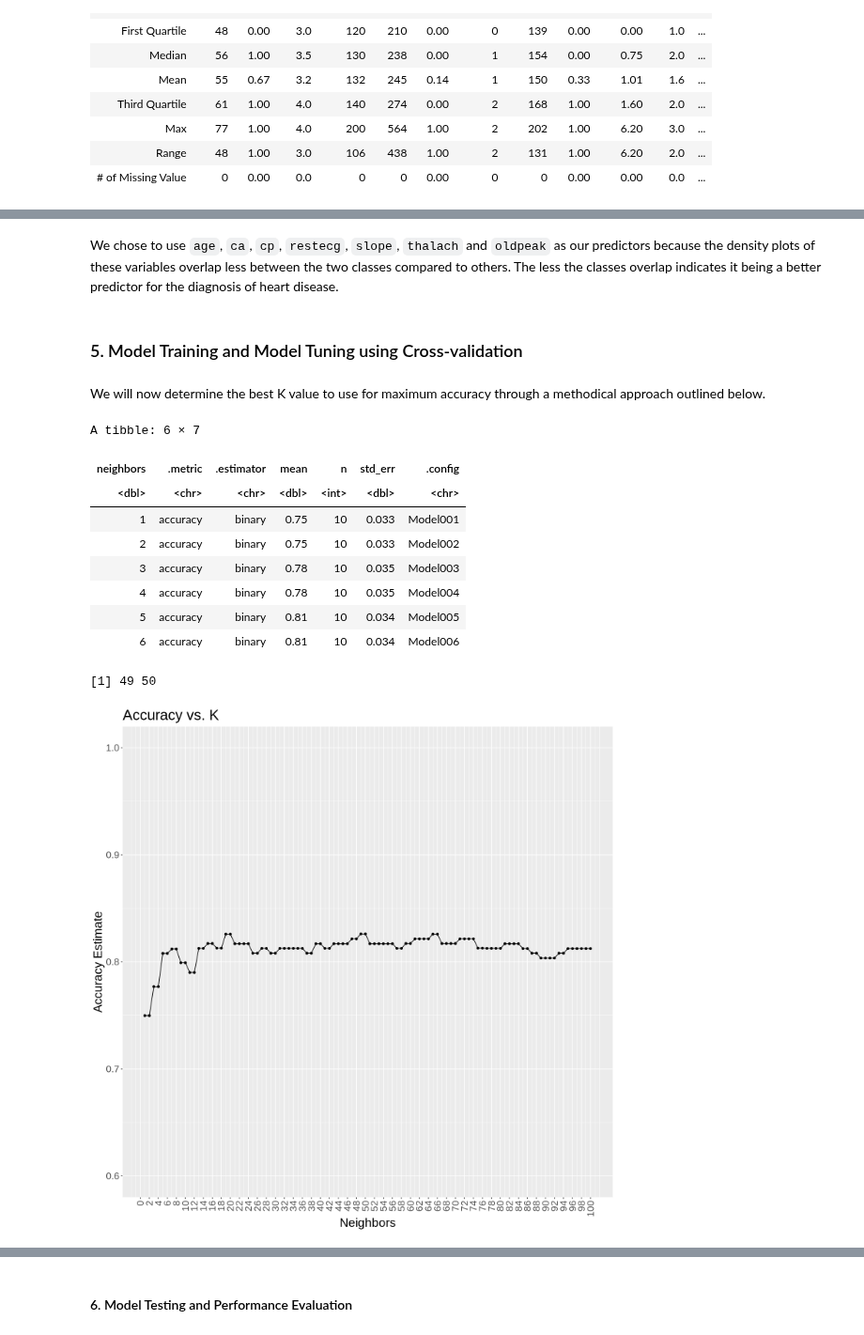
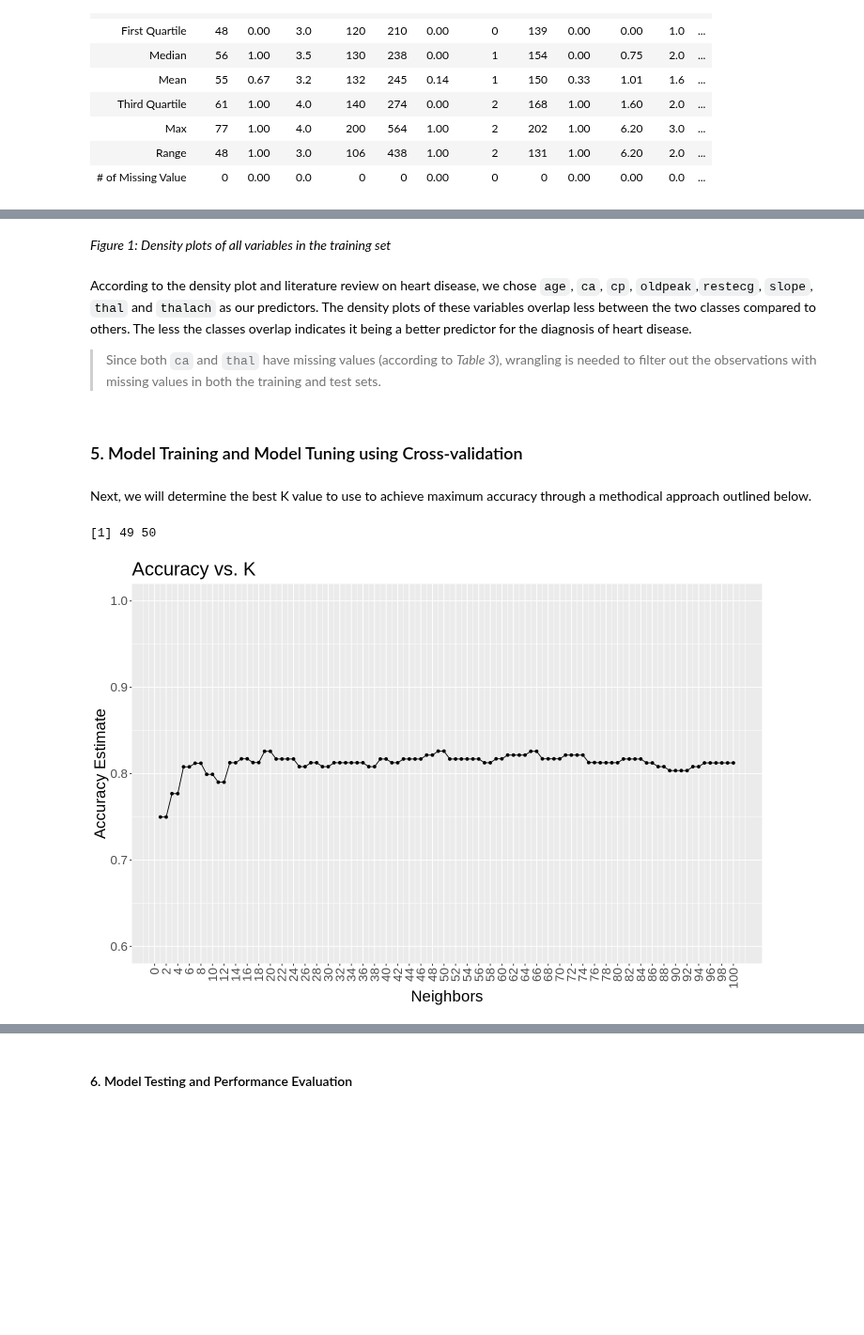
Before and after one commit to acholj/Updated-DSCI-Group-Project, a Jupyter notebook: Heart_Disease_Report.ipynb, the cells around one changed output, grey strips where cells are left out. Shown at 94% size. Saved outputs shown, nothing was run; the diff lists cells and outputs as text; code cells hidden in the pictures; blank space fills up the shorter version.

Commit message:
Added table and figure number.

```diff
--- a/Heart_Disease_Report.ipynb
+++ b/Heart_Disease_Report.ipynb
@@ -226,2 +243,6 @@ Warning message:
+# %% [markdown]
+*Figure 1: Density plots of all variables in the training set*
 # %% [markdown]
-We chose to use `age`, `ca`, `cp`, `restecg`, `slope`, `thalach` and `oldpeak` as our predictors because the density plots of these variables overlap less between the two classes compared to others. The less the classes overlap indicates it being a better predictor for the diagnosis of heart disease.
+According to the density plot and literature review on heart disease, we chose `age`, `ca`, `cp`, `oldpeak`,`restecg`, `slope`, `thal` and `thalach` as our predictors. The density plots of these variables overlap less between the two classes compared to others. The less the classes overlap indicates it being a better predictor for the diagnosis of heart disease.
+
+> Since both `ca` and `thal` have missing values (according to *Table 3*), wrangling is needed to filter out the observations with missing values in both the training and test sets.
@@ -229,4 +257,4 @@ We chose to use `age`, `ca`, `cp`, `restecg`, `slope`, `thalach` and `oldpeak` a
 
 ### 5. Model Training and Model Tuning using Cross-validation
 # %% [markdown]
-We will now determine the best K value to use for maximum accuracy through a methodical approach outlined below.
+Next, we will determine the best K value to use to achieve maximum accuracy through a methodical approach outlined below.
@@ -258,51 +280,34 @@ heart_vfold <- vfold_cv(heart_train_filtered, v = 10, strata = diagnosis)
 
 # Create a dataframe with a neighbors variable that contains the sequence of values of K to try
 k_vals <- tibble(neighbors=seq(from = 1, to = 100, by = 1))
 
 
 # Create a workflow to train KNN classifiers and estimate the classifier accuracy for a range of K values.
 heart_results <- workflow() %>%
                     add_recipe(heart_recipe) %>%
                     add_model(heart_tune) %>%
                     tune_grid(resamples = heart_vfold, grid = k_vals) %>%
                     collect_metrics()
 # heart_results
 
 
 # Filter the accuracy metric of classifers trained with different value of K
 accuracies <- heart_results %>%
                     filter(.metric == "accuracy")
-head(accuracies)
+# head(accuracies)
 
 
 # Create a plot for accuracy vs. K
-options (repr.plot.width = 12, repr.plot.height = 12)
+options (repr.plot.width = 12, repr.plot.height = 8)
 accuracy_vs_k <- ggplot(accuracies, aes(x = neighbors, y = mean))+
       geom_point() +
       geom_line() +
       labs(x = "Neighbors", y = "Accuracy Estimate") +
       scale_x_continuous(breaks = seq(0, 100, by = 2)) +
       scale_y_continuous(limits = c(0.6, 1.0), breaks = seq (0.4, 1, by = 0.1)) +
       theme(text = element_text(size = 20),axis.text.x = element_text(angle = 90, vjust = 0.5, hjust=1)) +
       ggtitle('Accuracy vs. K')
 accuracy_vs_k
-
-
-# Pulling the optimal value of K
-best_k <- accuracies %>%
-            filter(mean==max(mean))%>%
-            pull(neighbors)
-
-print(best_k)
 # %% [output]
-A tibble: 6 × 7
+[1] 49 50
-| neighbors | .metric | .estimator | mean | n | std_err | .config |
-| <dbl> | <chr> | <chr> | <dbl> | <int> | <dbl> | <chr> |
-| 1 | accuracy | binary | 0.75 | 10 | 0.033 | Model001 |
-| 2 | accuracy | binary | 0.75 | 10 | 0.033 | Model002 |
-| 3 | accuracy | binary | 0.78 | 10 | 0.035 | Model003 |
-| 4 | accuracy | binary | 0.78 | 10 | 0.035 | Model004 |
-| 5 | accuracy | binary | 0.81 | 10 | 0.034 | Model005 |
-| 6 | accuracy | binary | 0.81 | 10 | 0.034 | Model006 |
-[1] 49 50
-[figure, old version]
+[figure, new version]
```
Also changed, not shown: parts of 24 cells of this notebook.
